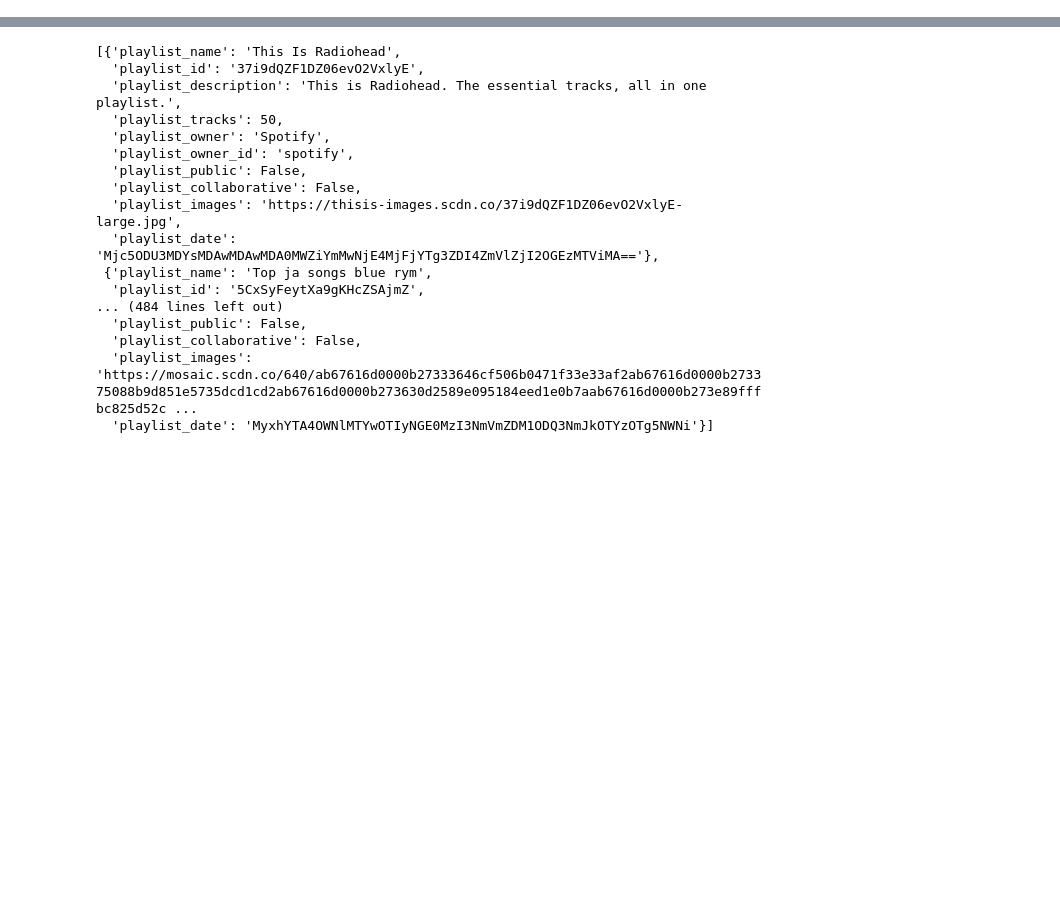
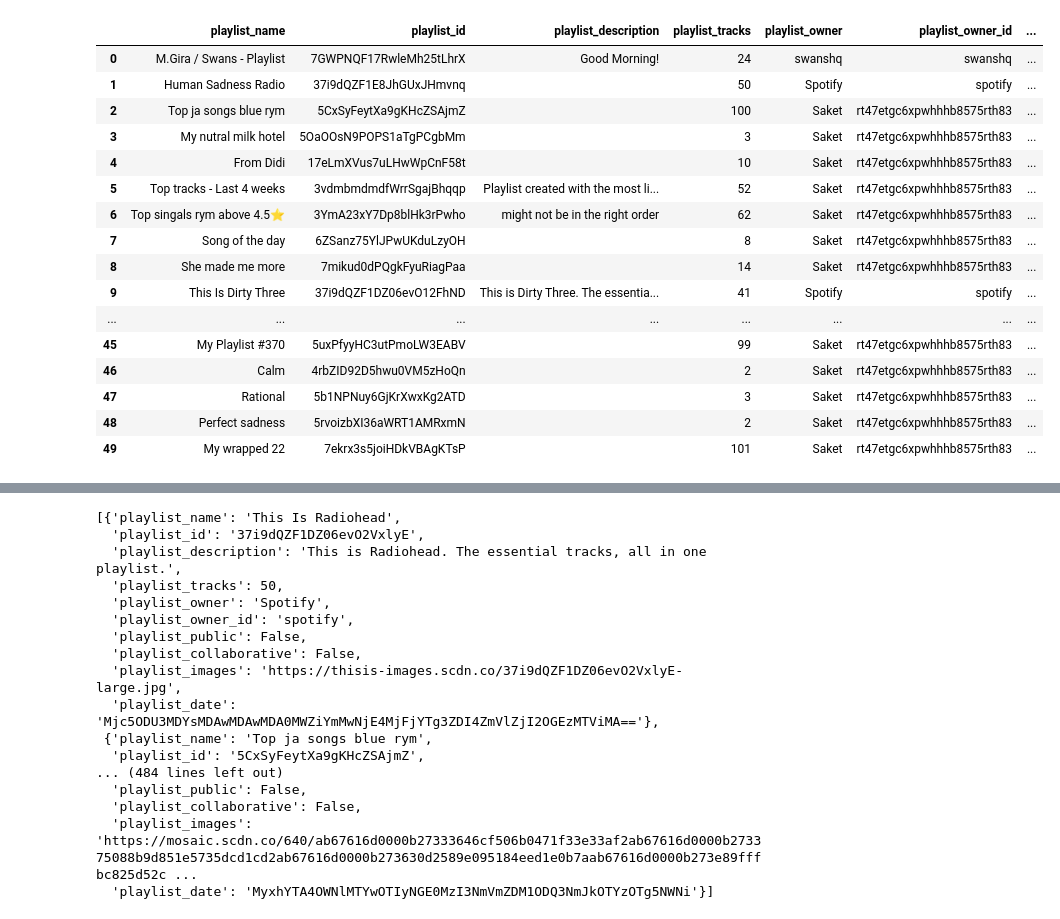
Before and after one commit to saketthakur001/Project_spotify, a Jupyter notebook: main.ipynb, the cells around one changed output, grey strips where cells are left out. Saved outputs shown, nothing was run; the diff lists cells and outputs as text; code cells hidden in the pictures; blank space fills up the shorter version.

```diff
--- a/main.ipynb
+++ b/main.ipynb
@@ -360,4 +360,10 @@ def store_user_playlists_info():
     df['date'] = datetime.datetime.now()
     df.to_csv('user_playlists_info.csv', index=False)
 
-store_user_playlists_info()
+# store_user_playlists_info()
+
+user_playlist_info = get_user_playlists_info()
+new_df = pd.DataFrame(user_playlist_info)
+new_df['date'] = datetime.datetime.now()
+# read the csv file
+old_df = pd.read_csv('user_playlists_info.csv')
@@ -363,0 +404,20 @@ store_user_playlists_info()
+# %%
+new_df
+# %% [output]
+|  | playlist_name | playlist_id | playlist_description | playlist_tracks | playlist_owner | playlist_owner_id | ... |
+| 0 | M.Gira / Swans - Playlist | 7GWPNQF17RwleMh25tLhrX | Good Morning! | 24 | swanshq | swanshq | ... |
+| 1 | Human Sadness Radio | 37i9dQZF1E8JhGUxJHmvnq |  | 50 | Spotify | spotify | ... |
+| 2 | Top ja songs blue rym | 5CxSyFeytXa9gKHcZSAjmZ |  | 100 | Saket | rt47etgc6xpwhhhb8575rth83 | ... |
+| 3 | My nutral milk hotel | 5OaOOsN9POPS1aTgPCgbMm |  | 3 | Saket | rt47etgc6xpwhhhb8575rth83 | ... |
+| 4 | From Didi | 17eLmXVus7uLHwWpCnF58t |  | 10 | Saket | rt47etgc6xpwhhhb8575rth83 | ... |
+| 5 | Top tracks - Last 4 weeks | 3vdmbmdmdfWrrSgajBhqqp | Playlist created with the most li... | 52 | Saket | rt47etgc6xpwhhhb8575rth83 | ... |
+| 6 | Top singals rym above 4.5⭐ | 3YmA23xY7Dp8blHk3rPwho | might not be in the right order | 62 | Saket | rt47etgc6xpwhhhb8575rth83 | ... |
+| 7 | Song of the day | 6ZSanz75YlJPwUKduLzyOH |  | 8 | Saket | rt47etgc6xpwhhhb8575rth83 | ... |
+| 8 | She made me more | 7mikud0dPQgkFyuRiagPaa |  | 14 | Saket | rt47etgc6xpwhhhb8575rth83 | ... |
+| 9 | This Is Dirty Three | 37i9dQZF1DZ06evO12FhND | This is Dirty Three. The essentia... | 41 | Spotify | spotify | ... |
+| ... | ... | ... | ... | ... | ... | ... | ... |
+| 45 | My Playlist #370 | 5uxPfyyHC3utPmoLW3EABV |  | 99 | Saket | rt47etgc6xpwhhhb8575rth83 | ... |
+| 46 | Calm | 4rbZID92D5hwu0VM5zHoQn |  | 2 | Saket | rt47etgc6xpwhhhb8575rth83 | ... |
+| 47 | Rational | 5b1NPNuy6GjKrXwxKg2ATD |  | 3 | Saket | rt47etgc6xpwhhhb8575rth83 | ... |
+| 48 | Perfect sadness | 5rvoizbXI36aWRT1AMRxmN |  | 2 | Saket | rt47etgc6xpwhhhb8575rth83 | ... |
+| 49 | My wrapped 22 | 7ekrx3s5joiHDkVBAgKTsP |  | 101 | Saket | rt47etgc6xpwhhhb8575rth83 | ... |
```
Also changed, not shown: parts of 3 cells of this notebook, 1 other file.
